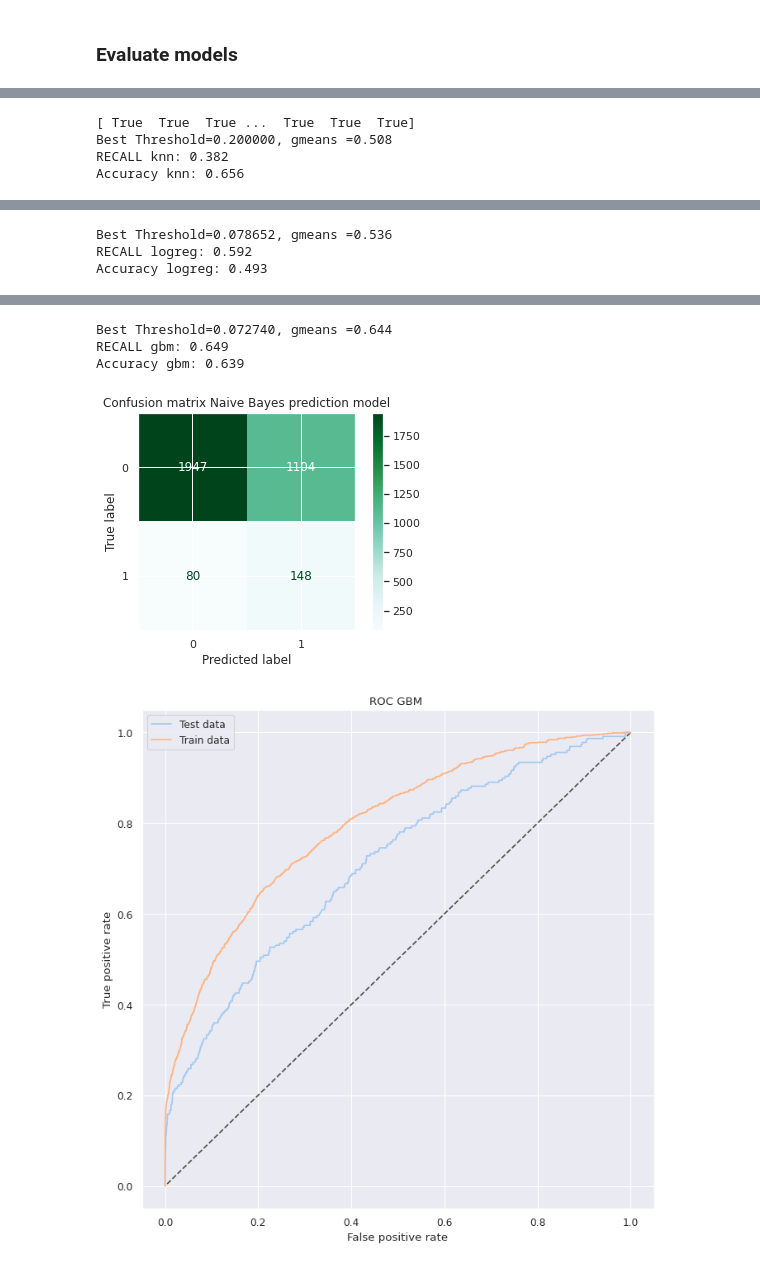
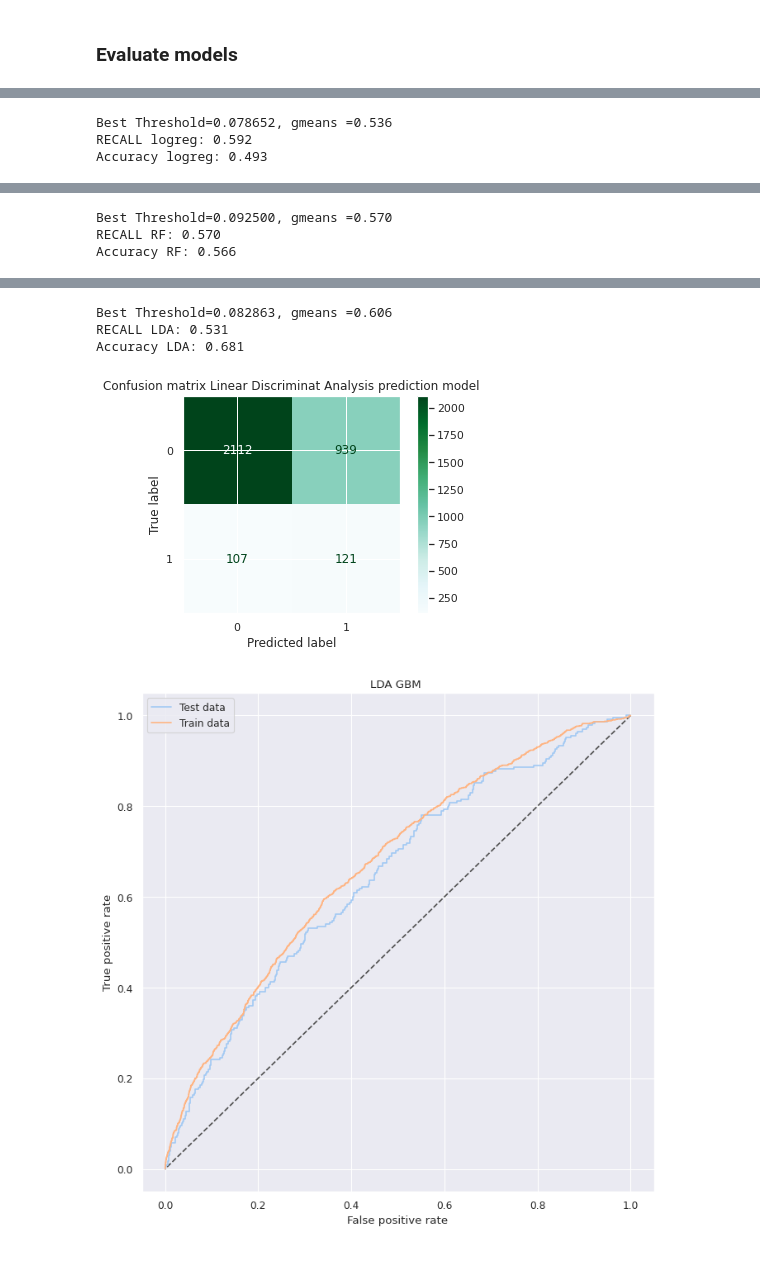
Before and after one commit to sondreid/BAN427, a Jupyter notebook: Ban427_google.ipynb, the cells around one changed output, grey strips where cells are left out. Cells and saved outputs as stored; diff of their text form; code cells hidden in the pictures.

```diff
--- a/Ban427_google.ipynb
+++ b/Ban427_google.ipynb
@@ -796,11 +756,11 @@ xtrain_avg_income_fc, xtest_avg_income_fc, ytrain_avg_income_fc, ytest_avg_incom
 # %%
 # Randomforest
 rfc_avg_income_fc = RandomForestClassifier(n_estimators = 10, criterion = 'entropy', random_state = 0)
-rfc_avg_income_fc = rfc_avg_income_fc.fit(xtrain_avg_income_fc, ytrain_avg_income_fc)
+rfc_avg_income_fc.fit(xtrain_avg_income_fc, ytrain_avg_income_fc)
 
 # Linear Discriminant Analysis
 lda_avg_income_fc = LinearDiscriminantAnalysis()
-lda_avg_income_fc = lda_avg_income_fc.fit(xtrain_avg_income_fc, ytrain_avg_income_fc)
+lda_avg_income_fc.fit(xtrain_avg_income_fc, ytrain_avg_income_fc)
 
 
 # Gradient boosting machine
@@ -812,7 +772,6 @@ nb_avg_income_fc = GaussianNB()
 nb_avg_income_fc.fit(xtrain_avg_income_fc, ytrain_avg_income_fc)
 
 
-
 # Logistic regression model
 logreg_avg_income_fc = LogisticRegression(random_state = 0)
 logreg_avg_income_fc.fit(xtrain_avg_income_fc, ytrain_avg_income_fc)
@@ -843,6 +802,26 @@ roc(ytrain_avg_income_fc, xtrain_avg_income_fc, ytest_avg_income_fc, xtest_avg_i
 
 
 
+
+### Random forest
+
+ypred_rfc_avg_income = (rfc_avg_income_fc.predict_proba(xtest_avg_income_fc)[:,1] > find_optimal_threshold(rfc_avg_income_fc, xtest_avg_income_fc, ytest_avg_income_fc)).astype(bool)
+print('RECALL RF: %.3f' % recall_score(ytest_avg_income_fc, ypred_rfc_avg_income))
+print('Accuracy RF: %.3f' % accuracy_score(ytest_avg_income_fc, ypred_rfc_avg_income))
+clear_conf_matrix(ytest_avg_income_fc, ypred_rfc_avg_income, 'Confusion matrix Random Forest prediction model')
+roc(ytrain_avg_income_fc, xtrain_avg_income_fc, ytest_avg_income_fc, xtest_avg_income_fc, rfc_avg_income_fc, 'ROC Random Forest ')
+
+
+### LDA
+
+ypred_lda_avg_income = (lda_avg_income_fc.predict_proba(xtest_avg_income_fc)[:,1]  >= find_optimal_threshold(lda_avg_income_fc, xtest_avg_income_fc, ytest_avg_income_fc)).astype(bool)
+print('RECALL LDA: %.3f' % recall_score(ytest_avg_income_fc, ypred_lda_avg_income))
+print('Accuracy LDA: %.3f' % accuracy_score(ytest_avg_income_fc, ypred_lda_avg_income))
+clear_conf_matrix(ytest_avg_income_fc, ypred_lda_avg_income, 'Confusion matrix Linear Discriminat Analysis prediction model')
+roc(ytrain_avg_income_fc, xtrain_avg_income_fc, ytest_avg_income_fc, xtest_avg_income_fc, lda_avg_income_fc, 'LDA GBM ')
+
+
+
 #GBM
 ypred_gbm_avg_income = (gbm_avg_income_fc.predict_proba(xtest_avg_income_fc)[:,1]  >= find_optimal_threshold(gbm_avg_income_fc, xtest_avg_income_fc, ytest_avg_income_fc)).astype(bool)
 print('RECALL gbm: %.3f' % recall_score(ytest_avg_income_fc, ypred_gbm_avg_income))
@@ -855,7 +834,6 @@ RECALL NB: 0.592
 Accuracy NB: 0.587
 [figure]
 [figure]
-[ True  True  True ...  True  True  True]
-Best Threshold=0.200000, gmeans =0.508
-RECALL knn: 0.382
-Accuracy knn: 0.656
+Best Threshold=0.078652, gmeans =0.536
+RECALL logreg: 0.592
+Accuracy logreg: 0.493
@@ -864,3 +842,3 @@ Accuracy knn: 0.656
-Best Threshold=0.078652, gmeans =0.536
-RECALL logreg: 0.592
-Accuracy logreg: 0.493
+Best Threshold=0.092500, gmeans =0.570
+RECALL RF: 0.570
+Accuracy RF: 0.566
@@ -869,5 +847,5 @@ Accuracy logreg: 0.493
-Best Threshold=0.072740, gmeans =0.644
-RECALL gbm: 0.649
-Accuracy gbm: 0.639
+Best Threshold=0.082863, gmeans =0.606
+RECALL LDA: 0.531
+Accuracy LDA: 0.681
-[figure, old version]
+[figure, new version]
-[figure, old version]
+[figure, new version]
```
Also changed, not shown: parts of 15 cells of this notebook.
